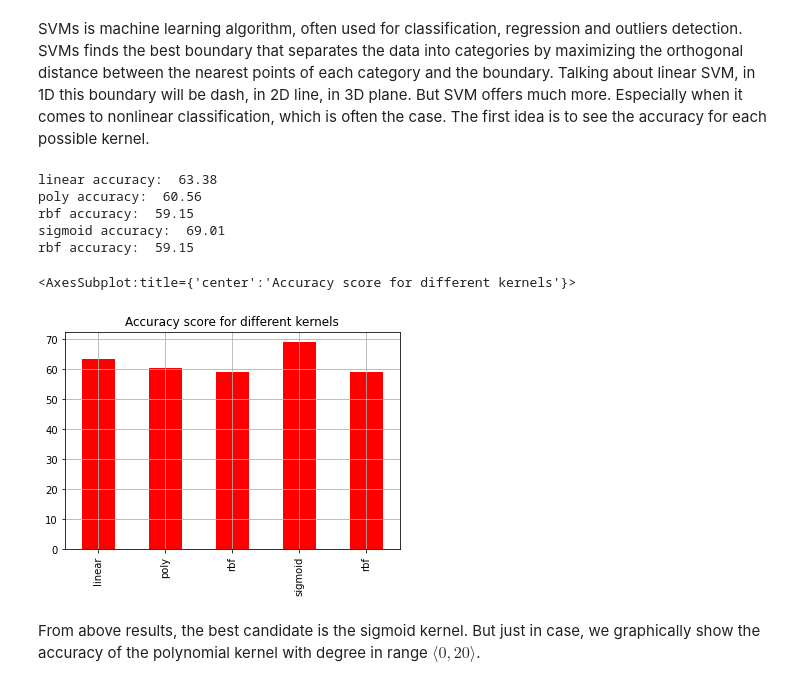
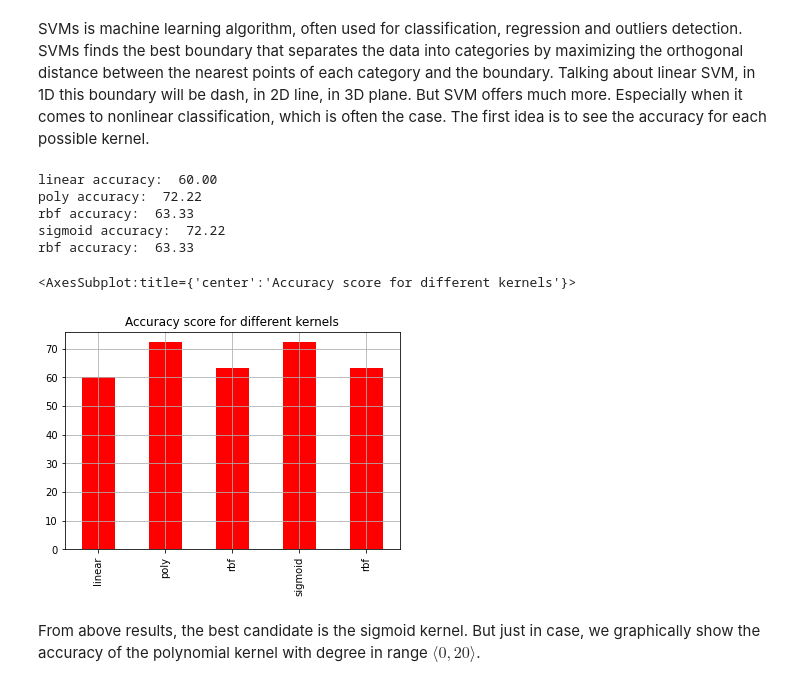
Before and after one commit to anaterovic/UZOP, a Jupyter notebook: code.ipynb, the cells around one changed output. Drawn from its saved outputs; the diff is of its cells as text; code cells hidden in the pictures.

```diff
--- a/code.ipynb
+++ b/code.ipynb
@@ -417,7 +433,7 @@ model.plot()
  <AxesSubplot:title={'center':'Cumulative explained variance\n 150 Principal Components explain [99.85%] of the variance.'}, xlabel='Principle Component', ylabel='Percentage explained variance'>)
 <Figure size 432x288 with 0 Axes>
 # %%
-X_after_pca = np.array(model.transform(X_no_outliers))
+X_after_pca = np.array(model.transform(X))
 # %% [output]
 [pca] >Column labels are auto-completed.
 [pca] >Row labels are auto-completed.
@@ -443,7 +459,7 @@ pd.DataFrame(X_after_pca)
 Finally, we will compare four different and well-known algorithms to perform the classification on our data.
 # %%
 X = X_after_pca
-y = y_no_outliers
+y = df.iloc[:, df.columns == 'diagnosis'].values
 
 X_train, X_test, y_train, y_test = model_selection.train_test_split(X, y, train_size=0.80, test_size=0.20)
 # %% [markdown]
@@ -453,23 +469,23 @@ SVMs is machine learning algorithm, often used for classification, regression an
 # %%
 kernel = np.array(['linear', 'poly', 'rbf', 'sigmoid','rbf'])
 accuracy_scores = []
 
 for k in kernel:
-    svm_ = svm.SVC(kernel=k).fit(X_train, y_train)
+    svm_ = svm.SVC(kernel=k, degree=1).fit(X_train, y_train)
     y_pred = svm_.predict(X_test)
     accuracy = accuracy_score(y_test, y_pred)
     print(k, 'accuracy: ', "%.2f" % (accuracy*100))
     accuracy_scores.append(accuracy_score(y_test, y_pred)*100)
 
 pd.Series(accuracy_scores,kernel).plot(kind="bar", title="Accuracy score for different kernels", color='red', grid='bool')
 # %% [output]
-linear accuracy:  63.38
-poly accuracy:  60.56
-rbf accuracy:  59.15
-sigmoid accuracy:  69.01
-rbf accuracy:  59.15
+linear accuracy:  60.00
+poly accuracy:  72.22
+rbf accuracy:  63.33
+sigmoid accuracy:  72.22
+rbf accuracy:  63.33
 <AxesSubplot:title={'center':'Accuracy score for different kernels'}>
-[figure, old version]
+[figure, new version]
 # %% [markdown]
 From above results, the best candidate is the sigmoid kernel. But just in case, we graphically show the accuracy of the polynomial kernel with degree in range $\langle 0,20 \rangle$.
 # %%
```
Also changed, not shown: parts of 11 cells of this notebook.
